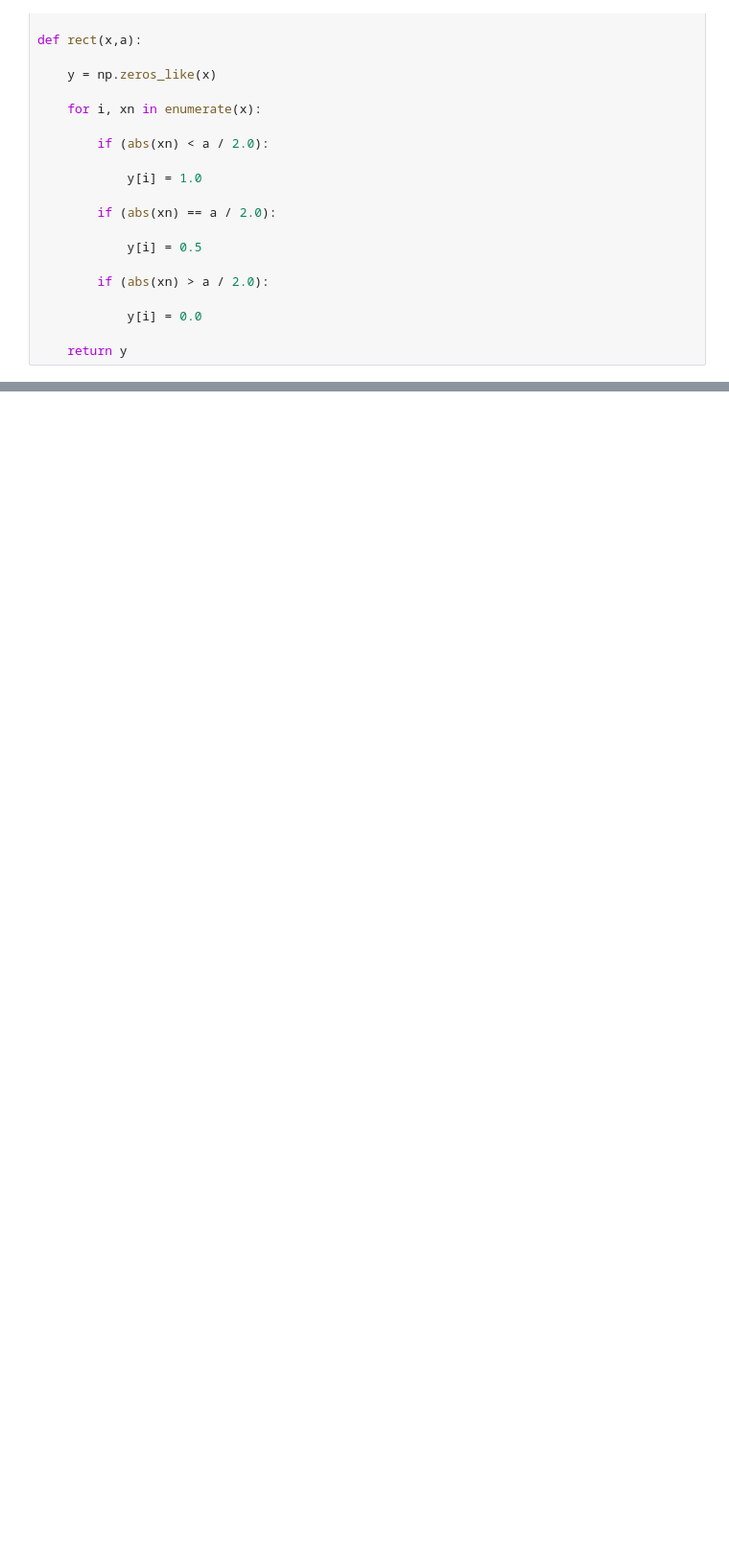
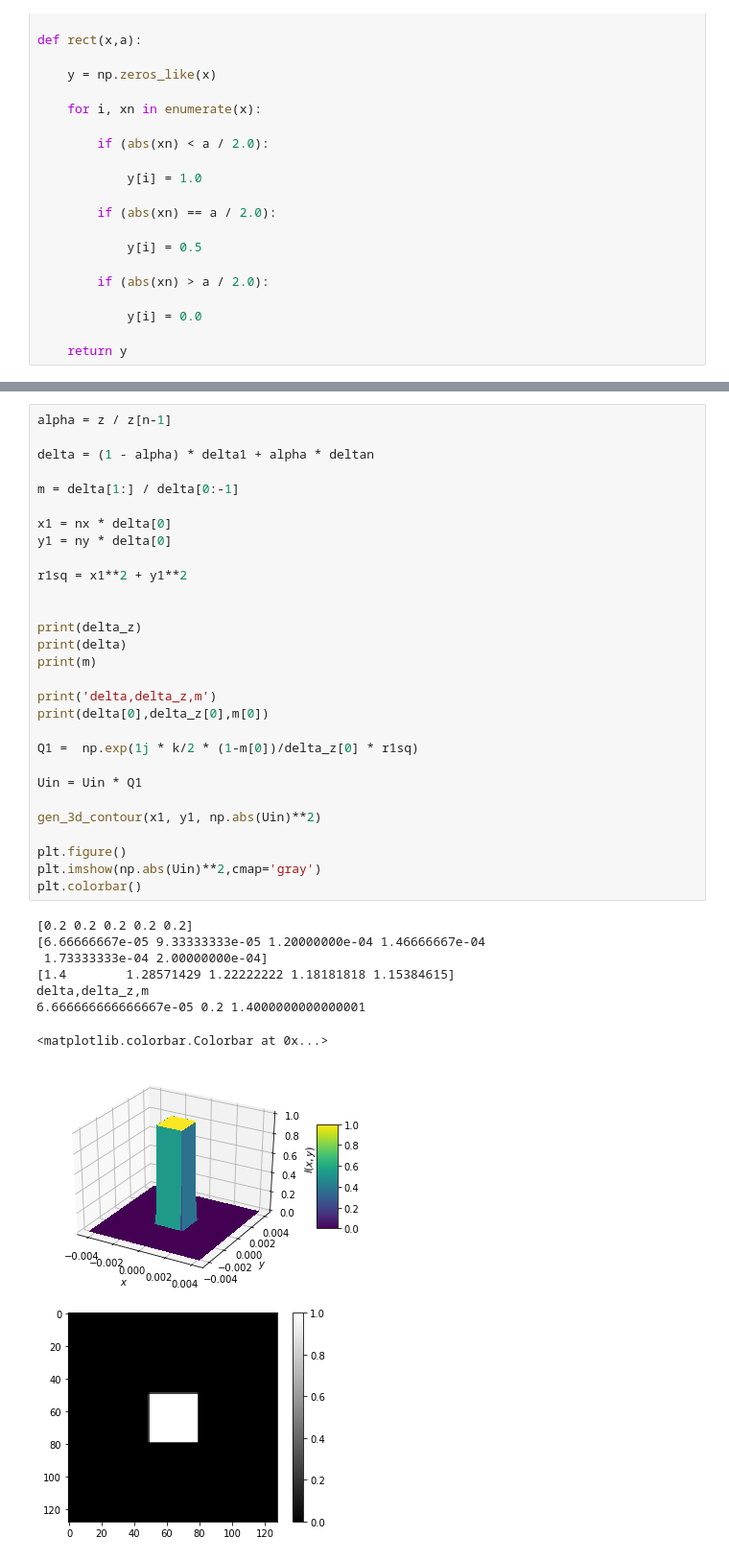
Before and after one commit to Ein-Octocat/scintillation_profiling_code, a Jupyter notebook: ang_spec_multi_prop_vac.ipynb, the cells around one changed output, grey strips where cells are left out. Shown: that part at 96% size. Drawn from its saved outputs; the diff is of its cells as text; blank space fills up the shorter version.

```diff
--- a/ang_spec_multi_prop_vac.ipynb
+++ b/ang_spec_multi_prop_vac.ipynb
@@ -62,0 +169,39 @@ N = 256 #dfft power of 2  efficiency etc
+# %%
+alpha = z / z[n-1]
+
+delta = (1 - alpha) * delta1 + alpha * deltan
+
+m = delta[1:] / delta[0:-1]
+
+x1 = nx * delta[0]
+y1 = ny * delta[0]
+
+r1sq = x1**2 + y1**2
+
+
+print(delta_z)
+print(delta)
+print(m)
+
+print('delta,delta_z,m')
+print(delta[0],delta_z[0],m[0])
+
+Q1 =  np.exp(1j * k/2 * (1-m[0])/delta_z[0] * r1sq)
+
+Uin = Uin * Q1
+
+gen_3d_contour(x1, y1, np.abs(Uin)**2)
+
+plt.figure()
+plt.imshow(np.abs(Uin)**2,cmap='gray')
+plt.colorbar()
+# %% [output]
+[0.2 0.2 0.2 0.2 0.2]
+[6.66666667e-05 9.33333333e-05 1.20000000e-04 1.46666667e-04
+ 1.73333333e-04 2.00000000e-04]
+[1.4        1.28571429 1.22222222 1.18181818 1.15384615]
+delta,delta_z,m
+6.666666666666667e-05 0.2 1.4000000000000001
+<matplotlib.colorbar.Colorbar at 0x...>
+[figure, added]
+[figure, added]
```
Also changed, not shown: parts of 13 cells of this notebook, 1 other file.
